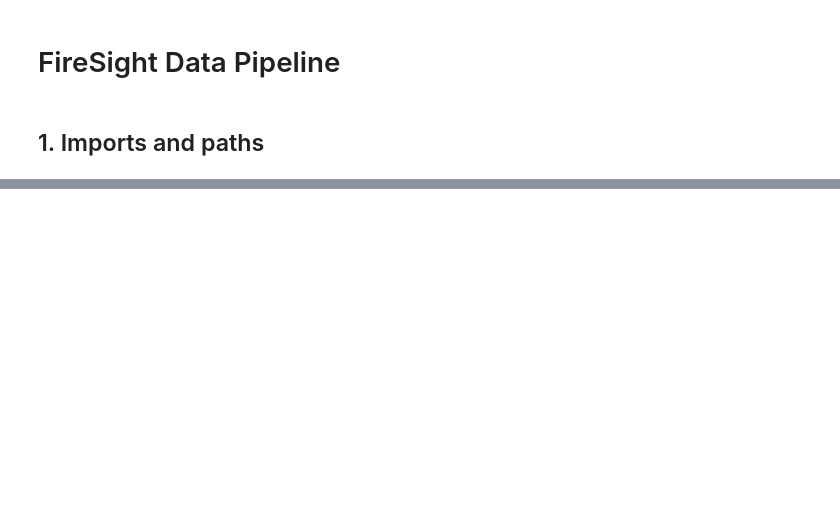
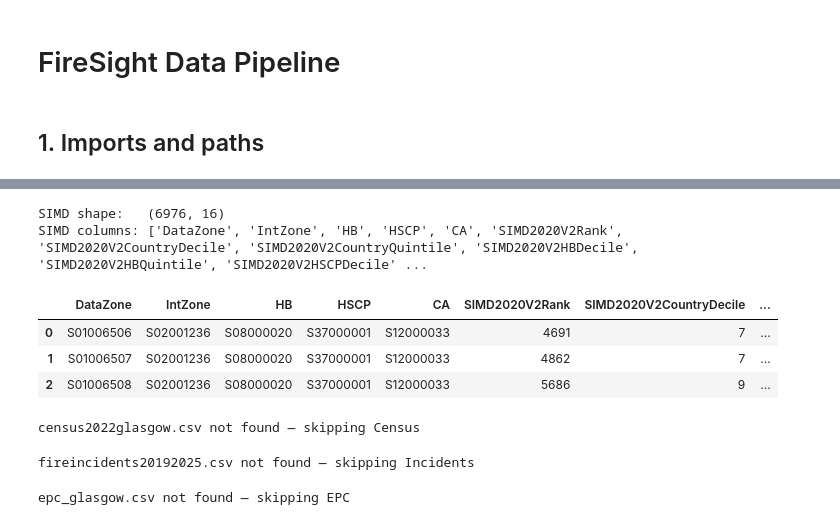
Before and after one commit to iluha2vuha/firesight, a Jupyter notebook: data-pipeline/notebook.ipynb, the cells around one changed output, grey strips where cells are left out. Saved outputs shown, nothing was run; the diff lists cells and outputs as text; code cells hidden in the pictures; blank space fills up the shorter version.

```diff
--- a/data-pipeline/notebook.ipynb
+++ b/data-pipeline/notebook.ipynb
@@ -285,0 +23,59 @@ print(f"Saved {len(zones)} zones to {out_path.resolve()}")
+# %%
+# --- SIMD 2020 (REQUIRED) ---
+simd_raw = pd.read_csv(RAW / "simd2020.csv")
+print("SIMD shape:  ", simd_raw.shape)
+print("SIMD columns:", simd_raw.columns.tolist())
+simd_raw.head(3)
+# %% [output]
+SIMD shape:   (6976, 16)
+SIMD columns: ['DataZone', 'IntZone', 'HB', 'HSCP', 'CA', 'SIMD2020V2Rank', 'SIMD2020V2CountryDecile', 'SIMD2020V2CountryQuintile', 'SIMD2020V2HBDecile', 'SIMD2020V2HBQuintile', 'SIMD2020V2HSCPDecile' ...
+|  | DataZone | IntZone | HB | HSCP | CA | SIMD2020V2Rank | SIMD2020V2CountryDecile | ... |
+| 0 | S01006506 | S02001236 | S08000020 | S37000001 | S12000033 | 4691 | 7 | ... |
+| 1 | S01006507 | S02001236 | S08000020 | S37000001 | S12000033 | 4862 | 7 | ... |
+| 2 | S01006508 | S02001236 | S08000020 | S37000001 | S12000033 | 5686 | 9 | ... |
+# %%
+# --- Census 2022 (optional) ---
+# Expected columns: DataZone, total_population, age65plus,
+#                   single_occ_households, total_households
+# Adjust CENSUS_* constants in Section 3 to match actual column names.
+CENSUS_PATH = RAW / "census2022glasgow.csv"
+if CENSUS_PATH.exists():
+    census_raw = pd.read_csv(CENSUS_PATH)
+    print("Census shape:  ", census_raw.shape)
+    print("Census columns:", census_raw.columns.tolist())
+    census_raw.head(3)
+else:
+    print("census2022glasgow.csv not found — skipping Census")
+    census_raw = None
+# %% [output]
+census2022glasgow.csv not found — skipping Census
+# %%
+# --- SFRS Fire Incidents (optional) ---
+# Expected columns: DataZone (or Postcode), IncidentDate, IncidentType
+# Adjust INC_* constants in Section 3 to match actual column names.
+INCIDENTS_PATH = RAW / "fireincidents20192025.csv"
+if INCIDENTS_PATH.exists():
+    incidents_raw = pd.read_csv(INCIDENTS_PATH)
+    print("Incidents shape:  ", incidents_raw.shape)
+    print("Incidents columns:", incidents_raw.columns.tolist())
+    incidents_raw.head(3)
+else:
+    print("fireincidents20192025.csv not found — skipping Incidents")
+    incidents_raw = None
+# %% [output]
+fireincidents20192025.csv not found — skipping Incidents
+# %%
+# --- EPC Scotland (optional / stretch) ---
+# Expected columns: DataZone, mean_construction_year, mean_epc_rating_numeric
+#   mean_epc_rating_numeric: A=7, B=6, C=5, D=4, E=3, F=2, G=1
+EPC_PATH = RAW / "epc_glasgow.csv"
+if EPC_PATH.exists():
+    epc_raw = pd.read_csv(EPC_PATH)
+    print("EPC shape:  ", epc_raw.shape)
+    print("EPC columns:", epc_raw.columns.tolist())
+    epc_raw.head(3)
+else:
+    print("epc_glasgow.csv not found — skipping EPC")
+    epc_raw = None
+# %% [output]
+epc_glasgow.csv not found — skipping EPC
```
Also changed, not shown: parts of 46 cells of this notebook, 5 other files.
